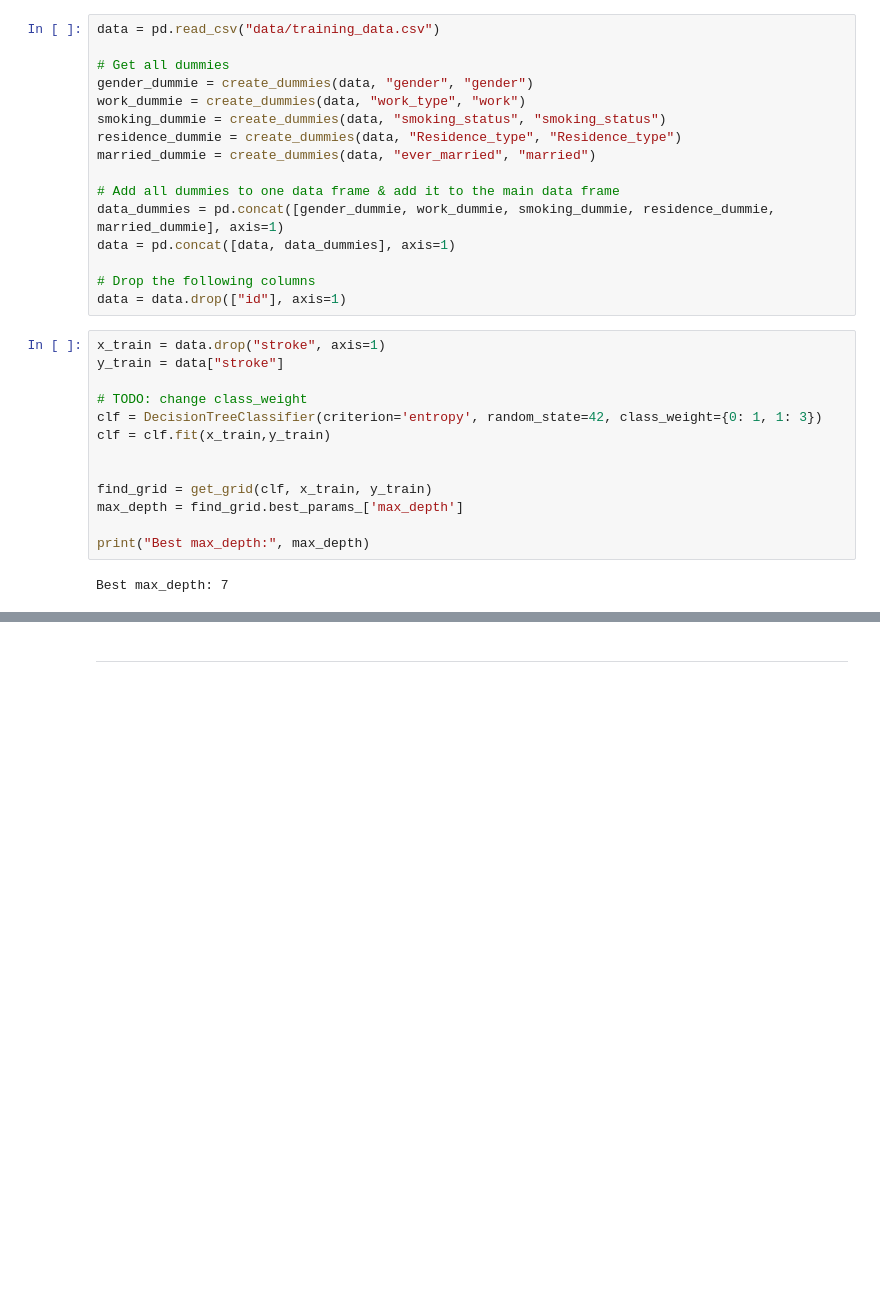
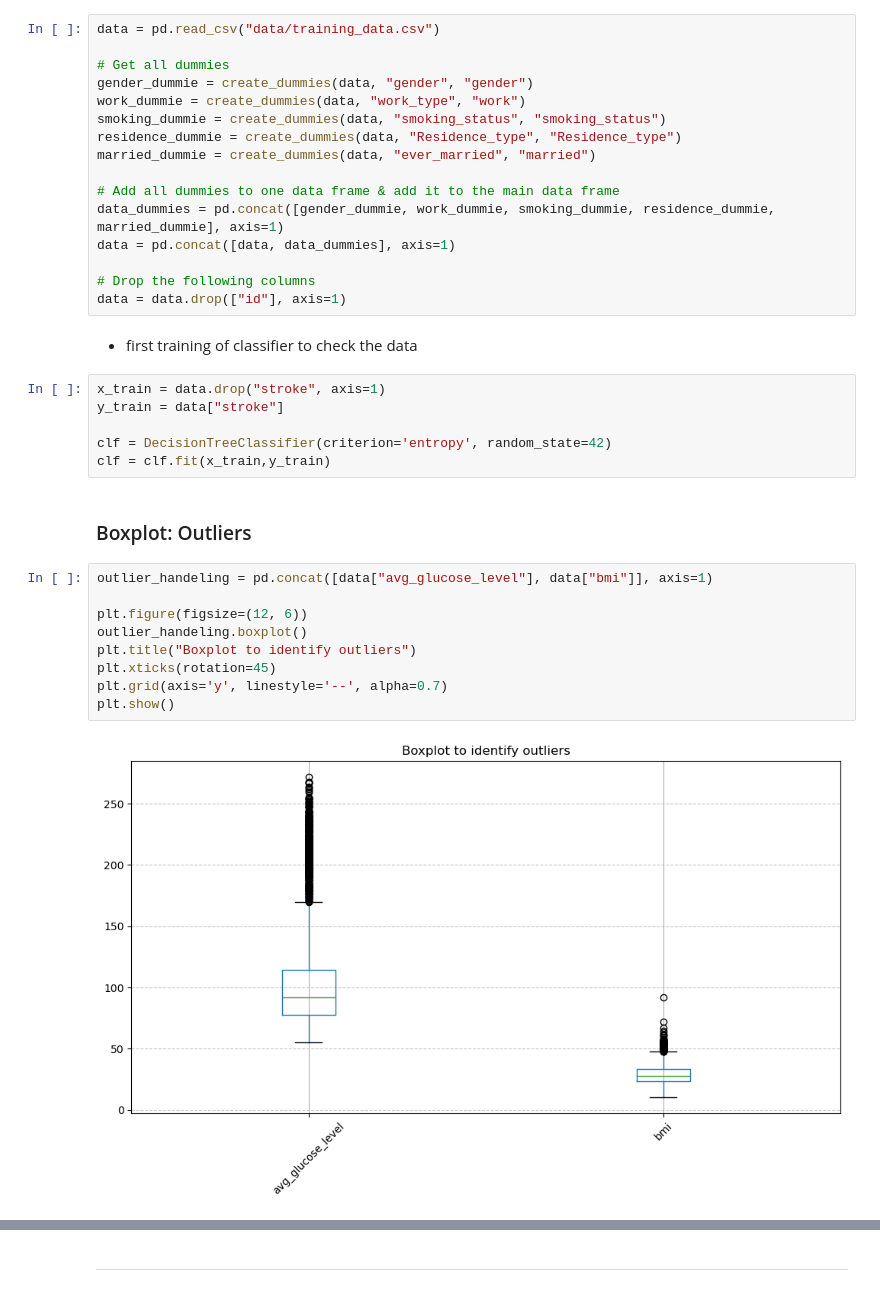
Before and after one commit to masterlukeSg/machine_learning_club, a Jupyter notebook: month_one/decissiontree.ipynb, the cells around one changed output, grey strips where cells are left out. Drawn from its saved outputs; the diff is of its cells as text; blank space fills up the shorter version.

```diff
--- a/month_one/decissiontree.ipynb
+++ b/month_one/decissiontree.ipynb
@@ -85,18 +89,24 @@ data = pd.concat([data, data_dummies], axis=1)
 
 # Drop the following columns
 data = data.drop(["id"], axis=1)
+# %% [markdown]
+* first training of classifier to check the data
 # %%
 x_train = data.drop("stroke", axis=1)
 y_train = data["stroke"]
 
-# TODO: change class_weight
-clf = DecisionTreeClassifier(criterion='entropy', random_state=42, class_weight={0: 1, 1: 3})
+clf = DecisionTreeClassifier(criterion='entropy', random_state=42)
 clf = clf.fit(x_train,y_train)
-
-
-find_grid = get_grid(clf, x_train, y_train)
-max_depth = find_grid.best_params_['max_depth']
-
-print("Best max_depth:", max_depth)
-# %% [output]
-Best max_depth: 7
+# %% [markdown]
+### Boxplot: Outliers
+# %%
+outlier_handeling = pd.concat([data["avg_glucose_level"], data["bmi"]], axis=1)
+
+plt.figure(figsize=(12, 6))
+outlier_handeling.boxplot()
+plt.title("Boxplot to identify outliers")
+plt.xticks(rotation=45)
+plt.grid(axis='y', linestyle='--', alpha=0.7)
+plt.show()
+# %% [output]
+[figure, added]
```
Also changed, not shown: parts of 15 cells of this notebook.
